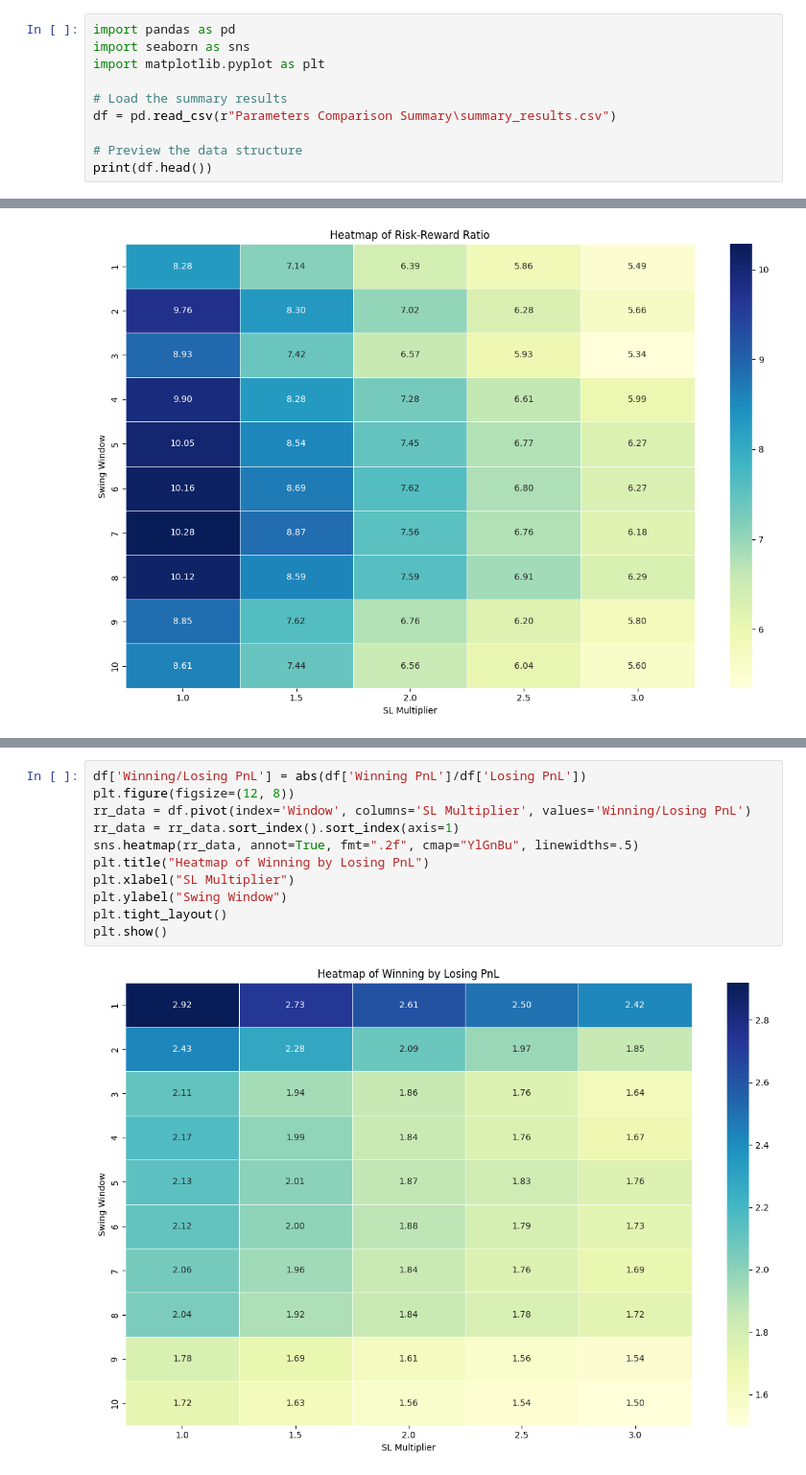
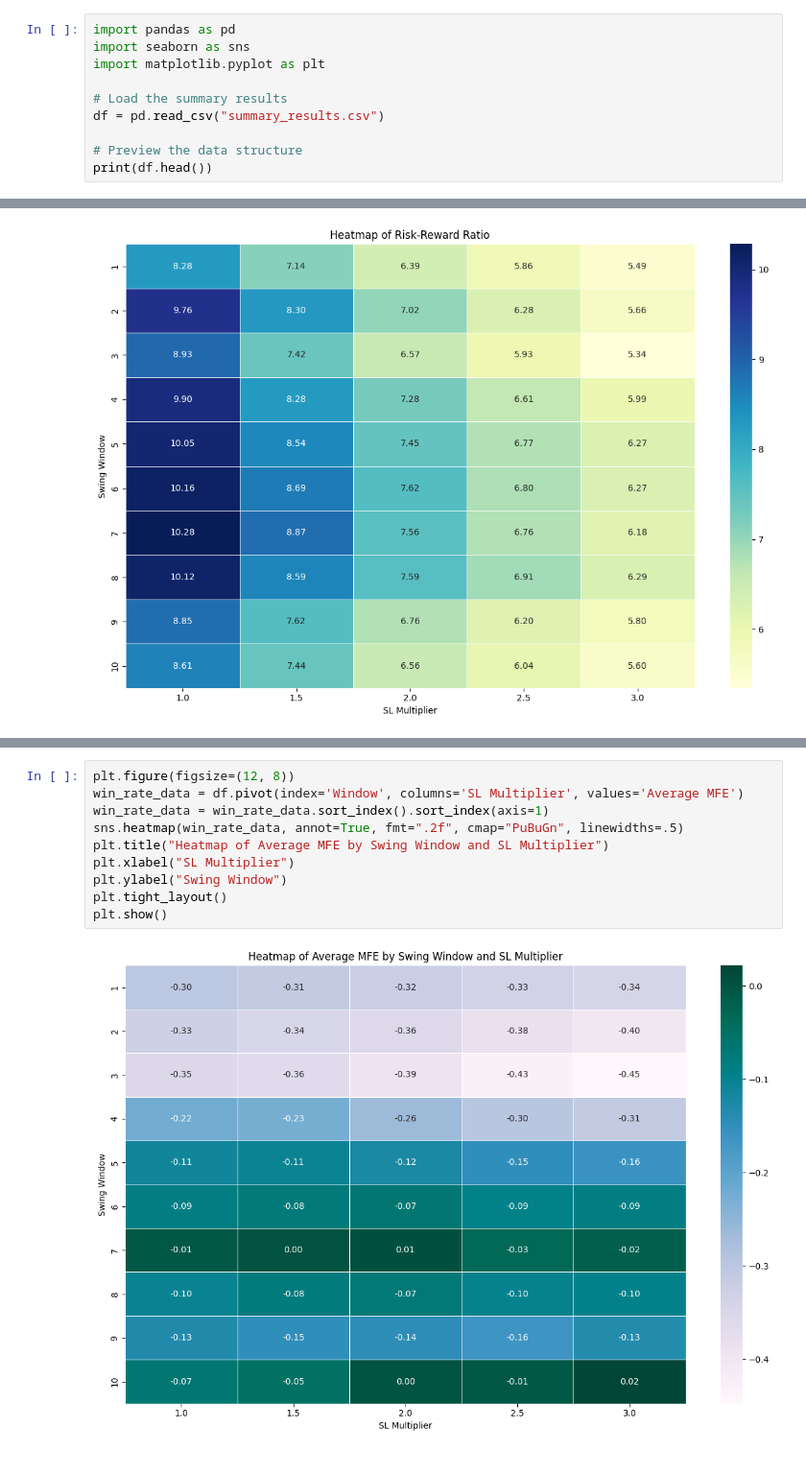
Before and after one commit to sameepkulkarni/Python-Projects, a Jupyter notebook: visualization.ipynb, the cells around one changed output, grey strips where cells are left out. Shown at 96% size. Cells and saved outputs as stored; diff of their text form.

```diff
--- a/visualization.ipynb
+++ b/visualization.ipynb
@@ -122,7 +122,7 @@ import seaborn as sns
 import matplotlib.pyplot as plt
 
 # Load the summary results
-df = pd.read_csv(r"Parameters Comparison Summary\summary_results.csv")
+df = pd.read_csv("summary_results.csv")
 
 # Preview the data structure
 print(df.head())
@@ -222,13 +215,12 @@ plt.show()
 # %%
-df['Winning/Losing PnL'] = abs(df['Winning PnL']/df['Losing PnL'])
 plt.figure(figsize=(12, 8))
-rr_data = df.pivot(index='Window', columns='SL Multiplier', values='Winning/Losing PnL')
-rr_data = rr_data.sort_index().sort_index(axis=1)
-sns.heatmap(rr_data, annot=True, fmt=".2f", cmap="YlGnBu", linewidths=.5)
-plt.title("Heatmap of Winning by Losing PnL")
+win_rate_data = df.pivot(index='Window', columns='SL Multiplier', values='Average MFE')
+win_rate_data = win_rate_data.sort_index().sort_index(axis=1)
+sns.heatmap(win_rate_data, annot=True, fmt=".2f", cmap="PuBuGn", linewidths=.5)
+plt.title("Heatmap of Average MFE by Swing Window and SL Multiplier")
 plt.xlabel("SL Multiplier")
 plt.ylabel("Swing Window")
 plt.tight_layout()
 plt.show()
 # %% [output]
-[figure, old version]
+[figure, new version]
```
Also changed, not shown: parts of 9 cells of this notebook, 2 other files.
